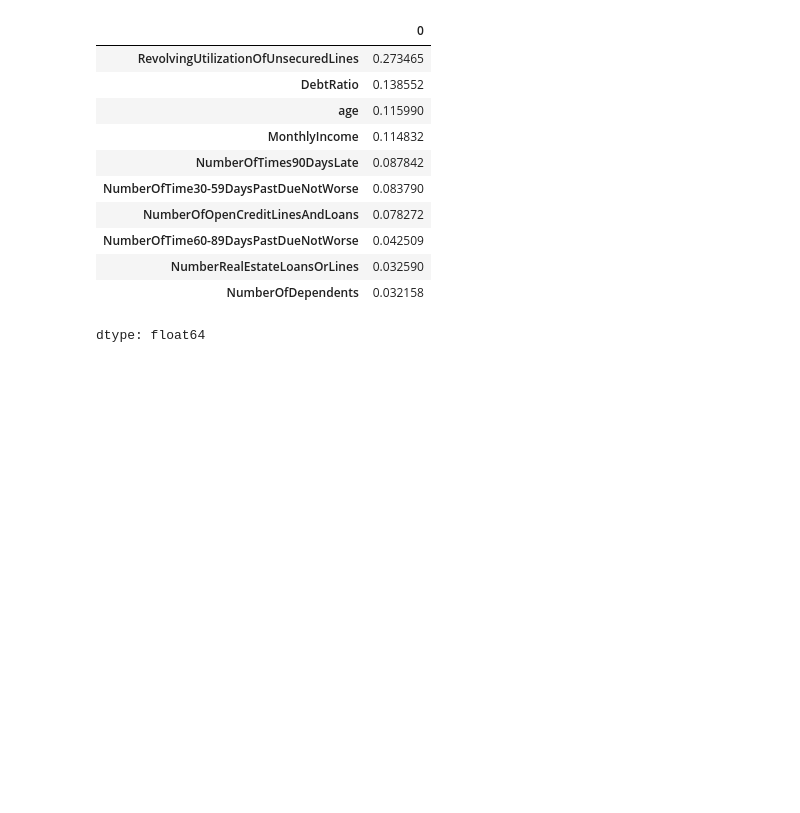
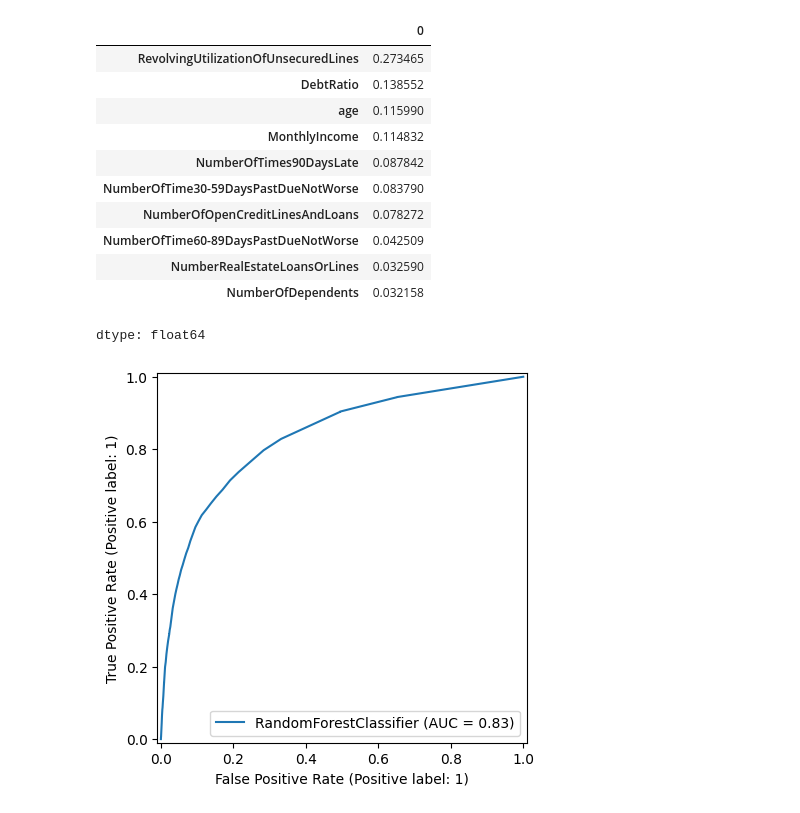
Before and after one commit to imane-louzi/credit-scoring-model, a Jupyter notebook: scoring.ipynb, the cells around one changed output. Drawn from its saved outputs; the diff is of its cells as text; code cells hidden in the pictures; blank space fills up the shorter version.

```diff
--- a/scoring.ipynb
+++ b/scoring.ipynb
@@ -118,3 +118,12 @@ importances.sort_values(ascending=False)
 | NumberRealEstateLoansOrLines | 0.032590 |
 | NumberOfDependents | 0.032158 |
 dtype: float64
+# %%
+import matplotlib.pyplot as plt
+from sklearn.metrics import RocCurveDisplay
+
+RocCurveDisplay.from_estimator(rf_model, X_test, y_test)
+plt.savefig('roc_curve.png', bbox_inches='tight', dpi=150)
+plt.show()
+# %% [output]
+[figure, added]
```
Also changed, not shown: parts of 8 cells of this notebook.
